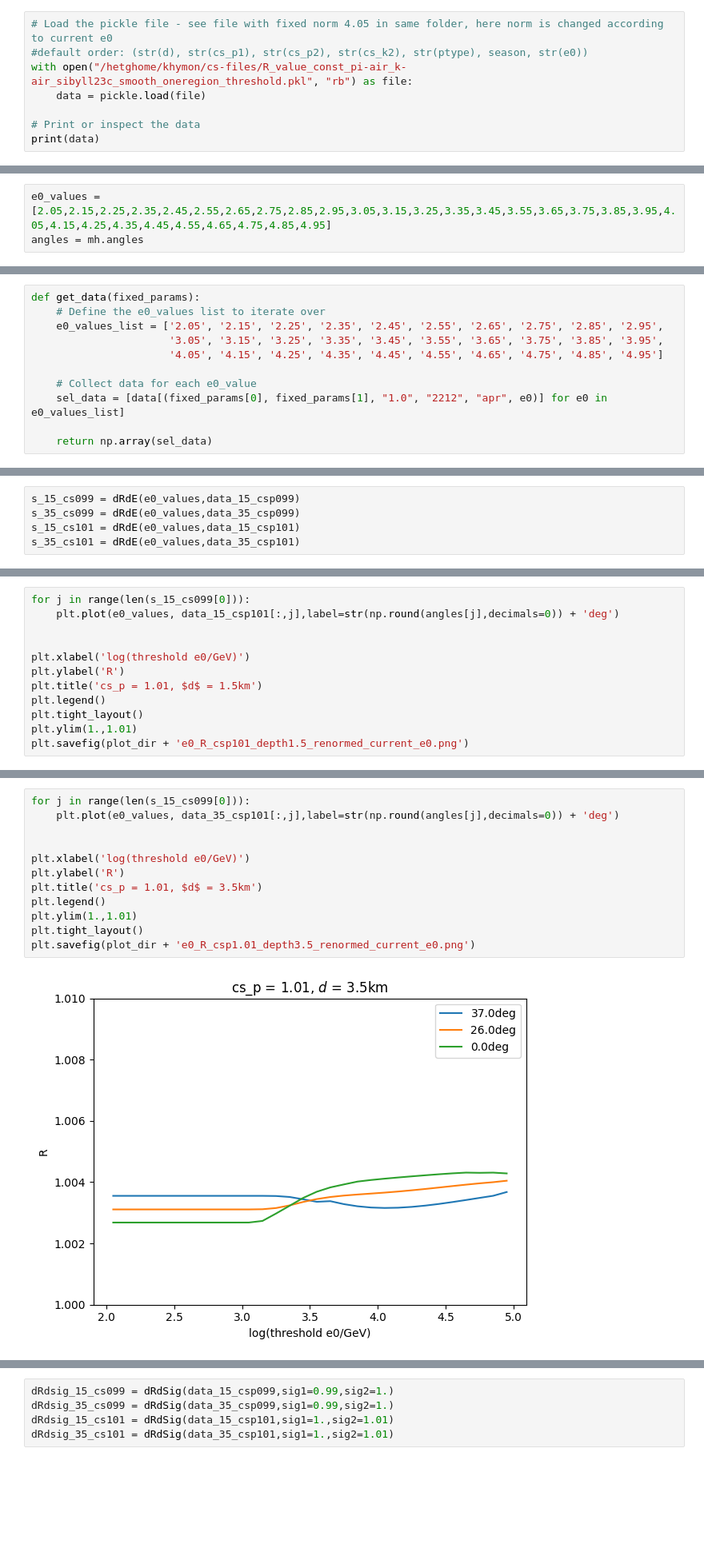
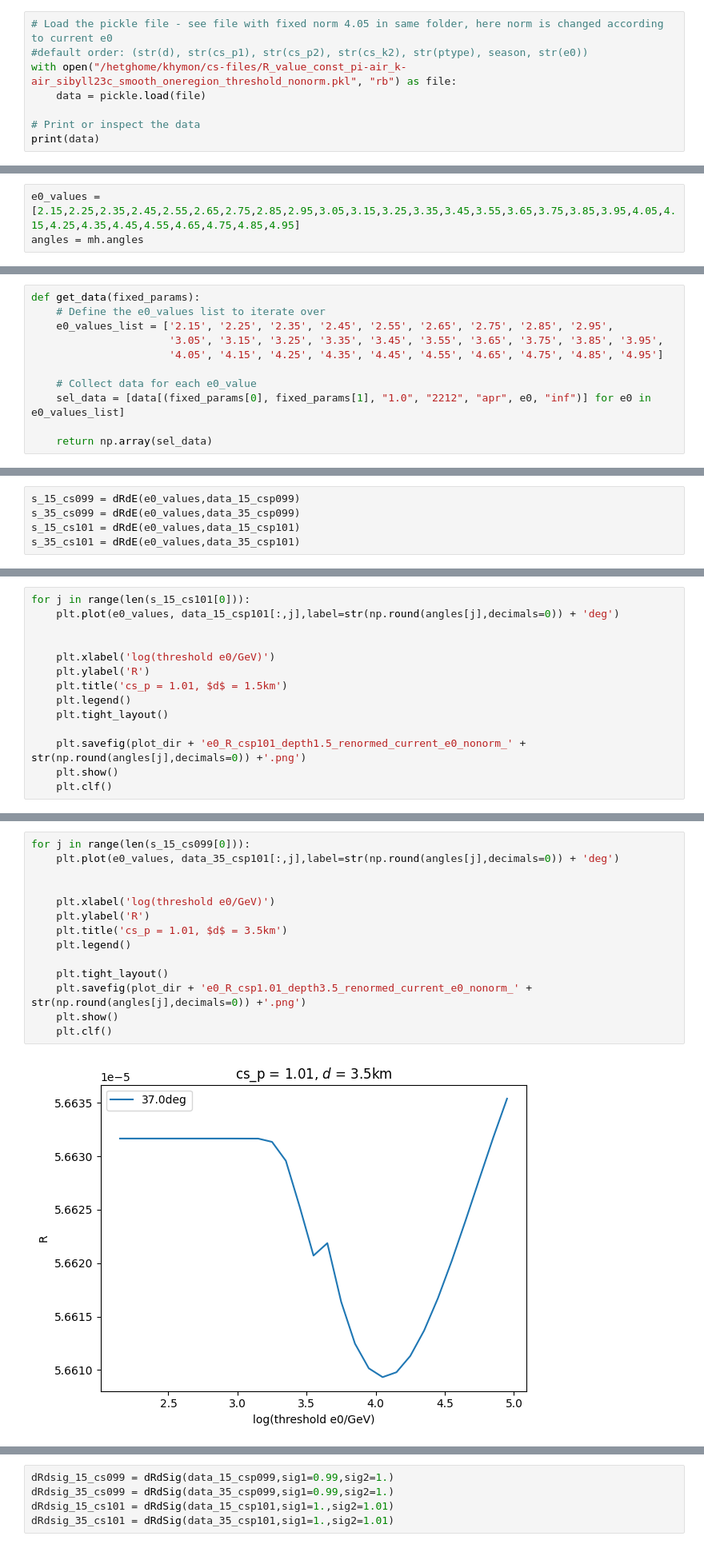
Before and after one commit to karohymon/cs-analysis, a Jupyter notebook: IceCube_diffuse_underground_bundles/oneregion_threshold.ipynb, the cells around one changed output, grey strips where cells are left out. Shown at 80% size. Drawn from its saved outputs; the diff is of its cells as text; blank space fills up the shorter version.

```diff
--- a/IceCube_diffuse_underground_bundles/oneregion_threshold.ipynb
+++ b/IceCube_diffuse_underground_bundles/oneregion_threshold.ipynb
@@ -15,7 +15,7 @@ plot_dir = '/hetghome/khymon/Plots/cs-analysis/'
 # %%
 # Load the pickle file - see file with fixed norm 4.05 in same folder, here norm is changed according to current e0
 #default order: (str(d), str(cs_p1), str(cs_p2), str(cs_k2), str(ptype), season, str(e0))
-with open("/hetghome/khymon/cs-files/R_value_const_pi-air_k-air_sibyll23c_smooth_oneregion_threshold.pkl", "rb") as file:
+with open("/hetghome/khymon/cs-files/R_value_const_pi-air_k-air_sibyll23c_smooth_oneregion_threshold_nonorm.pkl", "rb") as file:
     data = pickle.load(file)
 
 # Print or inspect the data
@@ -25,5 +29,5 @@ print(data)
 # %%
-e0_values = [2.05,2.15,2.25,2.35,2.45,2.55,2.65,2.75,2.85,2.95,3.05,3.15,3.25,3.35,3.45,3.55,3.65,3.75,3.85,3.95,4.05,4.15,4.25,4.35,4.45,4.55,4.65,4.75,4.85,4.95]
+e0_values = [2.15,2.25,2.35,2.45,2.55,2.65,2.75,2.85,2.95,3.05,3.15,3.25,3.35,3.45,3.55,3.65,3.75,3.85,3.95,4.05,4.15,4.25,4.35,4.45,4.55,4.65,4.75,4.85,4.95]
 angles = mh.angles
 # %%
 def dRdE(e0_values,R_array):
@@ -62,12 +66,12 @@ MCEqRun::set_primary_model(): HillasGaisser2012 H3a
 # %%
 def get_data(fixed_params):
     # Define the e0_values list to iterate over
-    e0_values_list = ['2.05', '2.15', '2.25', '2.35', '2.45', '2.55', '2.65', '2.75', '2.85', '2.95',
+    e0_values_list = ['2.15', '2.25', '2.35', '2.45', '2.55', '2.65', '2.75', '2.85', '2.95',
                       '3.05', '3.15', '3.25', '3.35', '3.45', '3.55', '3.65', '3.75', '3.85', '3.95',
                       '4.05', '4.15', '4.25', '4.35', '4.45', '4.55', '4.65', '4.75', '4.85', '4.95']
 
     # Collect data for each e0_value
-    sel_data = [data[(fixed_params[0], fixed_params[1], "1.0", "2212", "apr", e0)] for e0 in e0_values_list]
+    sel_data = [data[(fixed_params[0], fixed_params[1], "1.0", "2212", "apr", e0, "inf")] for e0 in e0_values_list]
 
     return np.array(sel_data)
 # %%
@@ -112,13 +126,15 @@ plt.savefig(plot_dir + 'e0_R_csp0.99_depth3.5_renormed_current_e0.png')
 # %%
-for j in range(len(s_15_cs099[0])):
+for j in range(len(s_15_cs101[0])):
     plt.plot(e0_values, data_15_csp101[:,j],label=str(np.round(angles[j],decimals=0)) + 'deg')
 
 
-plt.xlabel('log(threshold e0/GeV)')
-plt.ylabel('R')
-plt.title('cs_p = 1.01, $d$ = 1.5km')
-plt.legend()
-plt.tight_layout()
-plt.ylim(1.,1.01)
-plt.savefig(plot_dir + 'e0_R_csp101_depth1.5_renormed_current_e0.png')
+    plt.xlabel('log(threshold e0/GeV)')
+    plt.ylabel('R')
+    plt.title('cs_p = 1.01, $d$ = 1.5km')
+    plt.legend()
+    plt.tight_layout()
+
+    plt.savefig(plot_dir + 'e0_R_csp101_depth1.5_renormed_current_e0_nonorm_' + str(np.round(angles[j],decimals=0)) +'.png')
+    plt.show()
+    plt.clf()
 # %% [output]
@@ -126,14 +145,16 @@ plt.savefig(plot_dir + 'e0_R_csp101_depth1.5_renormed_current_e0.png')
 # %%
 for j in range(len(s_15_cs099[0])):
     plt.plot(e0_values, data_35_csp101[:,j],label=str(np.round(angles[j],decimals=0)) + 'deg')
 
 
-plt.xlabel('log(threshold e0/GeV)')
-plt.ylabel('R')
-plt.title('cs_p = 1.01, $d$ = 3.5km')
-plt.legend()
-plt.ylim(1.,1.01)
-plt.tight_layout()
-plt.savefig(plot_dir + 'e0_R_csp1.01_depth3.5_renormed_current_e0.png')
+    plt.xlabel('log(threshold e0/GeV)')
+    plt.ylabel('R')
+    plt.title('cs_p = 1.01, $d$ = 3.5km')
+    plt.legend()
+
+    plt.tight_layout()
+    plt.savefig(plot_dir + 'e0_R_csp1.01_depth3.5_renormed_current_e0_nonorm_' + str(np.round(angles[j],decimals=0)) +'.png')
+    plt.show()
+    plt.clf()
 # %% [output]
-[figure, old version]
+[figure, new version]
```
Also changed, not shown: parts of 15 cells of this notebook.
